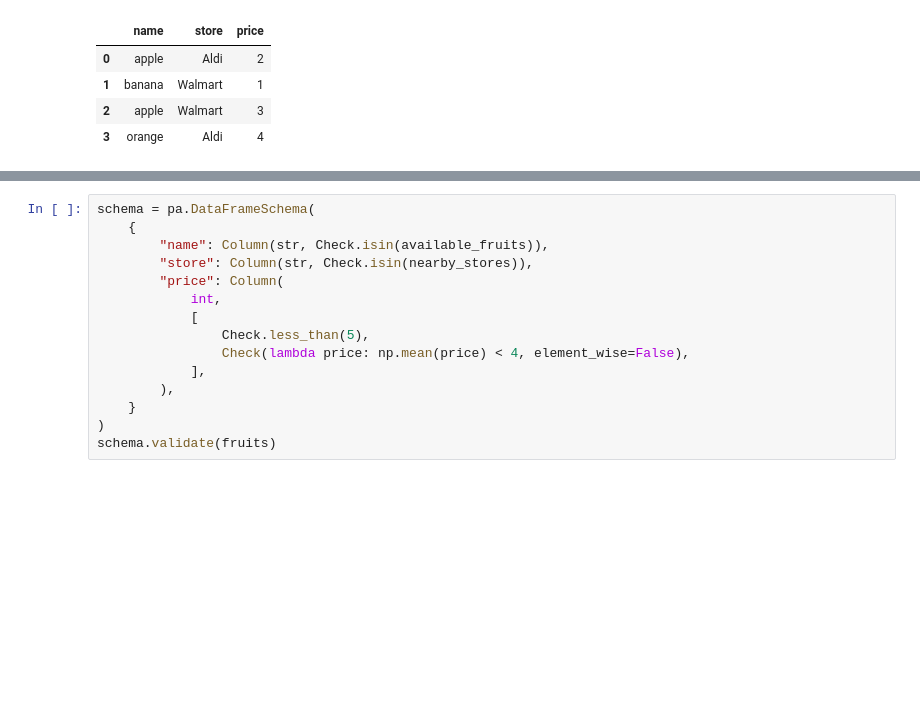
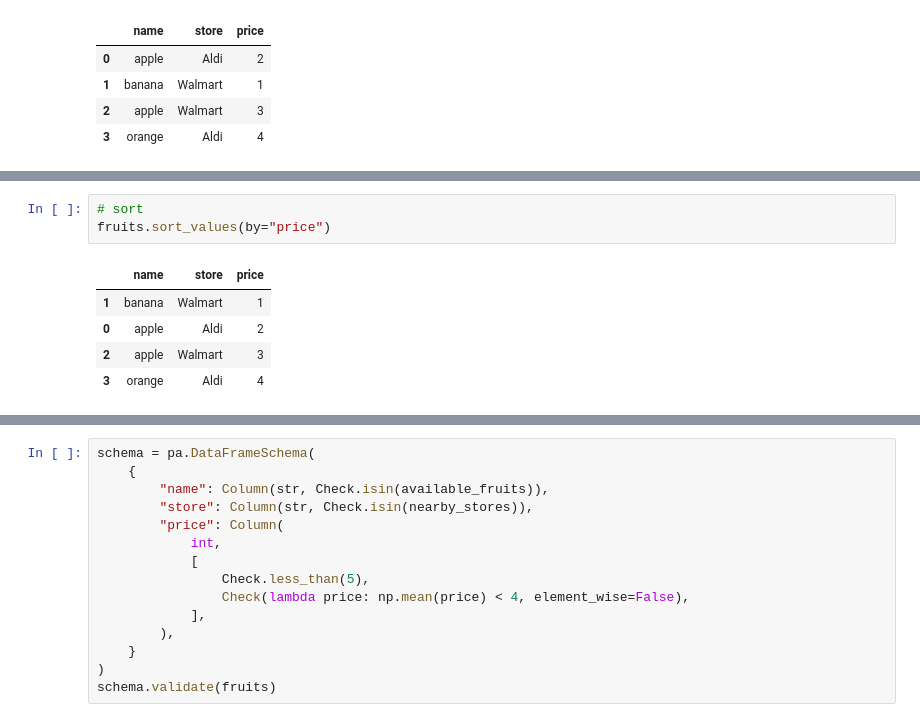
Before and after one commit to anatolyburtsev/PythonTricks, a Jupyter notebook: pandera/pandera.ipynb, the cells around one changed output, grey strips where cells are left out. Drawn from its saved outputs; the diff is of its cells as text; blank space fills up the shorter version.

```diff
--- a/pandera/pandera.ipynb
+++ b/pandera/pandera.ipynb
@@ -52,0 +74,9 @@ fruits
+# %%
+# sort
+fruits.sort_values(by="price")
+# %% [output]
+|  | name | store | price |
+| 1 | banana | Walmart | 1 |
+| 0 | apple | Aldi | 2 |
+| 2 | apple | Walmart | 3 |
+| 3 | orange | Aldi | 4 |
```
Also changed, not shown: parts of 33 cells of this notebook.
